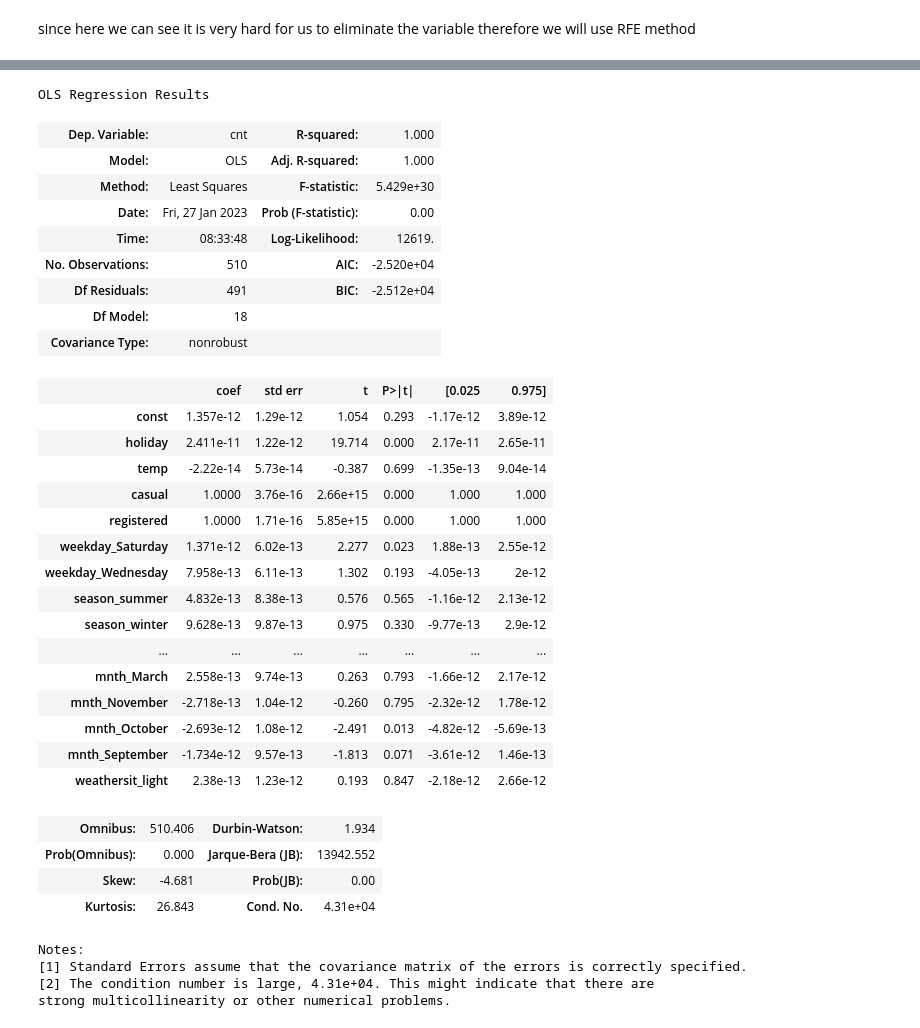
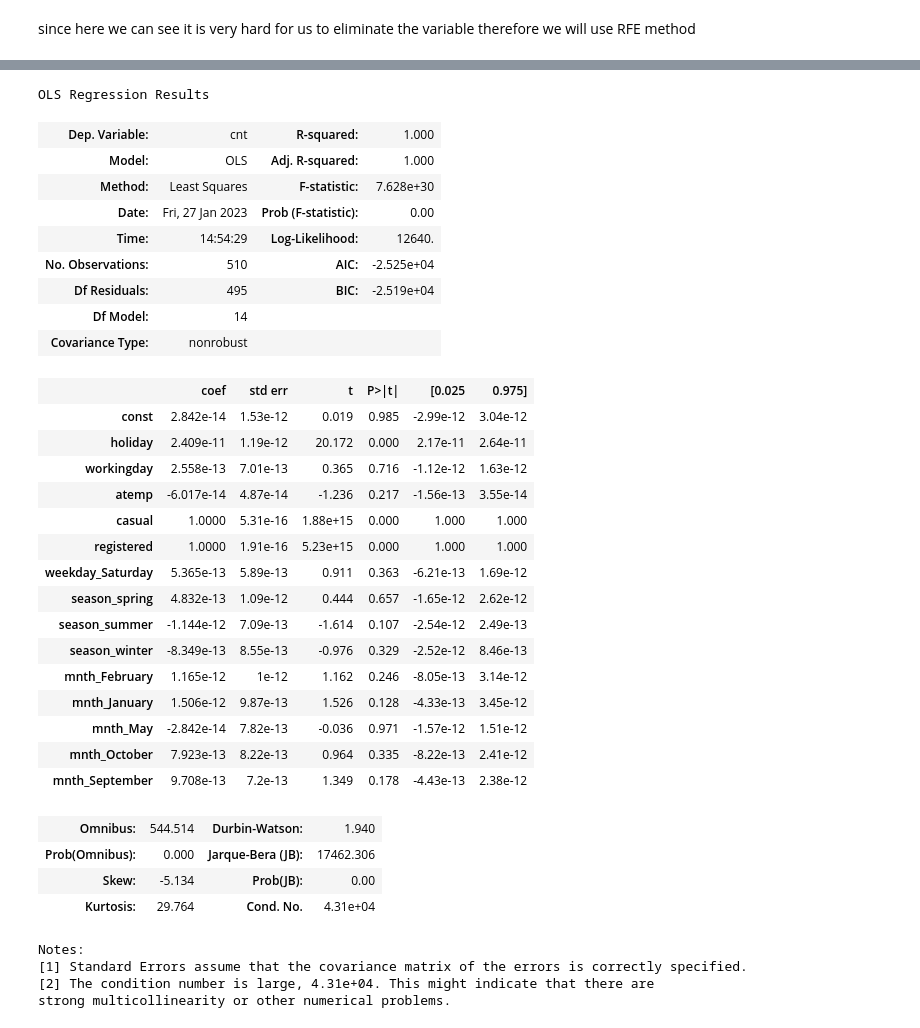
Before and after one commit to AxithChoudhary/BoomBikes_multilinear_model, a Jupyter notebook: Multi_linear_regression_.ipynb, the cells around one changed output, grey strips where cells are left out. Cells and saved outputs as stored; diff of their text form; code cells hidden in the pictures.

```diff
--- a/Multi_linear_regression_.ipynb
+++ b/Multi_linear_regression_.ipynb
@@ -339,6 +365,3 @@ memory usage: 54.8+ KB
 # %% [markdown]
 
 ##Making model 1
-# %%
-X_train["yr"]=pd.to_numeric(X_train["yr"]) ###changing yr column from object to integer
-X_train.info()
@@ -401,0 +368,7 @@ strong multicollinearity problems or that the design matrix is singular.
+# %%
+lm=LinearRegression()
+lm.fit(X_train,y_train)
+rfe=RFE(lm,n_features_to_select=16)
+rfe=rfe.fit(X_train,y_train)
+rfe_data=pd.DataFrame({"column":X_train.columns,"status":rfe.support_,"ranking":rfe.ranking_})
+rfe_data.sort_values("ranking")
@@ -434,3 +423 @@ since working day have high VIF and p value therefore we are dropping the workin
-# %%
-X_train=X_train.drop("workingday",1)
 # %%
@@ -554,7 +545,7 @@ Notes:
 strong multicollinearity or other numerical problems.
 # %%
 #since the p-value and VIF of  atemp is very high therefore we will remove it
-X_train=X_train.drop('atemp',1)
+X_train=X_train.drop('mnth_July',1)
 print(vif_function(X_train))
 X_train_sm=sm.add_constant(X_train)
 lr_model=sm.OLS(y_train,X_train_sm).fit()
@@ -616,7 +598,7 @@ Notes:
 strong multicollinearity or other numerical problems.
 # %%
 #since the p-value and VIF of  yr is very high therefore we will remove it
-X_train=X_train.drop('yr',1)
+X_train=X_train.drop('mnth_November',1)
 print(vif_function(X_train))
 X_train_sm=sm.add_constant(X_train)
 lr_model=sm.OLS(y_train,X_train_sm).fit()
@@ -644,33 +622,33 @@ lr_model.summary()
 OLS Regression Results
 | Dep. Variable: | cnt | R-squared: | 1.000 |
 | Model: | OLS | Adj. R-squared: | 1.000 |
-| Method: | Least Squares | F-statistic: | 5.429e+30 |
+| Method: | Least Squares | F-statistic: | 7.628e+30 |
 | Date: | Fri, 27 Jan 2023 | Prob (F-statistic): | 0.00 |
-| Time: | 08:33:48 | Log-Likelihood: | 12619. |
-| No. Observations: | 510 | AIC: | -2.520e+04 |
-| Df Residuals: | 491 | BIC: | -2.512e+04 |
-| Df Model: | 18 |  |  |
+| Time: | 14:54:29 | Log-Likelihood: | 12640. |
+| No. Observations: | 510 | AIC: | -2.525e+04 |
+| Df Residuals: | 495 | BIC: | -2.519e+04 |
+| Df Model: | 14 |  |  |
 | Covariance Type: | nonrobust |  |  |
 |  | coef | std err | t | P>|t| | [0.025 | 0.975] |
-| const | 1.357e-12 | 1.29e-12 | 1.054 | 0.293 | -1.17e-12 | 3.89e-12 |
-| holiday | 2.411e-11 | 1.22e-12 | 19.714 | 0.000 | 2.17e-11 | 2.65e-11 |
-| temp | -2.22e-14 | 5.73e-14 | -0.387 | 0.699 | -1.35e-13 | 9.04e-14 |
-| casual | 1.0000 | 3.76e-16 | 2.66e+15 | 0.000 | 1.000 | 1.000 |
-| registered | 1.0000 | 1.71e-16 | 5.85e+15 | 0.000 | 1.000 | 1.000 |
-| weekday_Saturday | 1.371e-12 | 6.02e-13 | 2.277 | 0.023 | 1.88e-13 | 2.55e-12 |
-| weekday_Wednesday | 7.958e-13 | 6.11e-13 | 1.302 | 0.193 | -4.05e-13 | 2e-12 |
-| season_summer | 4.832e-13 | 8.38e-13 | 0.576 | 0.565 | -1.16e-12 | 2.13e-12 |
-| season_winter | 9.628e-13 | 9.87e-13 | 0.975 | 0.330 | -9.77e-13 | 2.9e-12 |
-| ... | ... | ... | ... | ... | ... | ... |
-| mnth_March | 2.558e-13 | 9.74e-13 | 0.263 | 0.793 | -1.66e-12 | 2.17e-12 |
-| mnth_November | -2.718e-13 | 1.04e-12 | -0.260 | 0.795 | -2.32e-12 | 1.78e-12 |
-| mnth_October | -2.693e-12 | 1.08e-12 | -2.491 | 0.013 | -4.82e-12 | -5.69e-13 |
-| mnth_September | -1.734e-12 | 9.57e-13 | -1.813 | 0.071 | -3.61e-12 | 1.46e-13 |
-| weathersit_light | 2.38e-13 | 1.23e-12 | 0.193 | 0.847 | -2.18e-12 | 2.66e-12 |
+| const | 2.842e-14 | 1.53e-12 | 0.019 | 0.985 | -2.99e-12 | 3.04e-12 |
+| holiday | 2.409e-11 | 1.19e-12 | 20.172 | 0.000 | 2.17e-11 | 2.64e-11 |
+| workingday | 2.558e-13 | 7.01e-13 | 0.365 | 0.716 | -1.12e-12 | 1.63e-12 |
+| atemp | -6.017e-14 | 4.87e-14 | -1.236 | 0.217 | -1.56e-13 | 3.55e-14 |
+| casual | 1.0000 | 5.31e-16 | 1.88e+15 | 0.000 | 1.000 | 1.000 |
+| registered | 1.0000 | 1.91e-16 | 5.23e+15 | 0.000 | 1.000 | 1.000 |
+| weekday_Saturday | 5.365e-13 | 5.89e-13 | 0.911 | 0.363 | -6.21e-13 | 1.69e-12 |
+| season_spring | 4.832e-13 | 1.09e-12 | 0.444 | 0.657 | -1.65e-12 | 2.62e-12 |
+| season_summer | -1.144e-12 | 7.09e-13 | -1.614 | 0.107 | -2.54e-12 | 2.49e-13 |
+| season_winter | -8.349e-13 | 8.55e-13 | -0.976 | 0.329 | -2.52e-12 | 8.46e-13 |
+| mnth_February | 1.165e-12 | 1e-12 | 1.162 | 0.246 | -8.05e-13 | 3.14e-12 |
+| mnth_January | 1.506e-12 | 9.87e-13 | 1.526 | 0.128 | -4.33e-13 | 3.45e-12 |
+| mnth_May | -2.842e-14 | 7.82e-13 | -0.036 | 0.971 | -1.57e-12 | 1.51e-12 |
+| mnth_October | 7.923e-13 | 8.22e-13 | 0.964 | 0.335 | -8.22e-13 | 2.41e-12 |
+| mnth_September | 9.708e-13 | 7.2e-13 | 1.349 | 0.178 | -4.43e-13 | 2.38e-12 |
-| Omnibus: | 510.406 | Durbin-Watson: | 1.934 |
-| Prob(Omnibus): | 0.000 | Jarque-Bera (JB): | 13942.552 |
-| Skew: | -4.681 | Prob(JB): | 0.00 |
-| Kurtosis: | 26.843 | Cond. No. | 4.31e+04 |
+| Omnibus: | 544.514 | Durbin-Watson: | 1.940 |
+| Prob(Omnibus): | 0.000 | Jarque-Bera (JB): | 17462.306 |
+| Skew: | -5.134 | Prob(JB): | 0.00 |
+| Kurtosis: | 29.764 | Cond. No. | 4.31e+04 |
 Notes:
 [1] Standard Errors assume that the covariance matrix of the errors is correctly specified.
 [2] The condition number is large, 4.31e+04. This might indicate that there are
```
Also changed, not shown: parts of 48 cells of this notebook.
